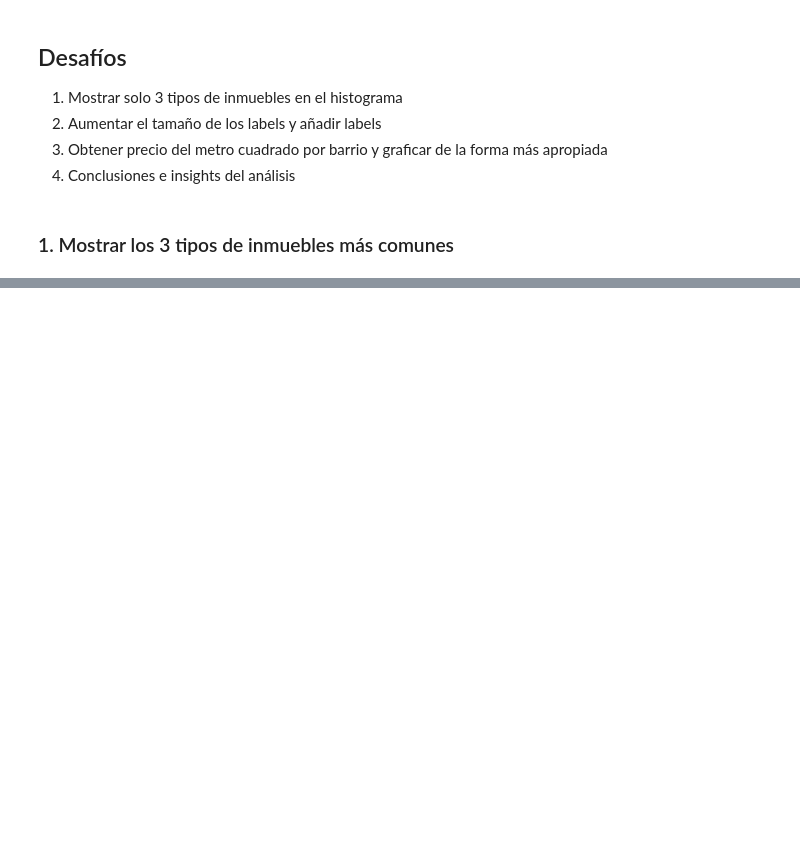
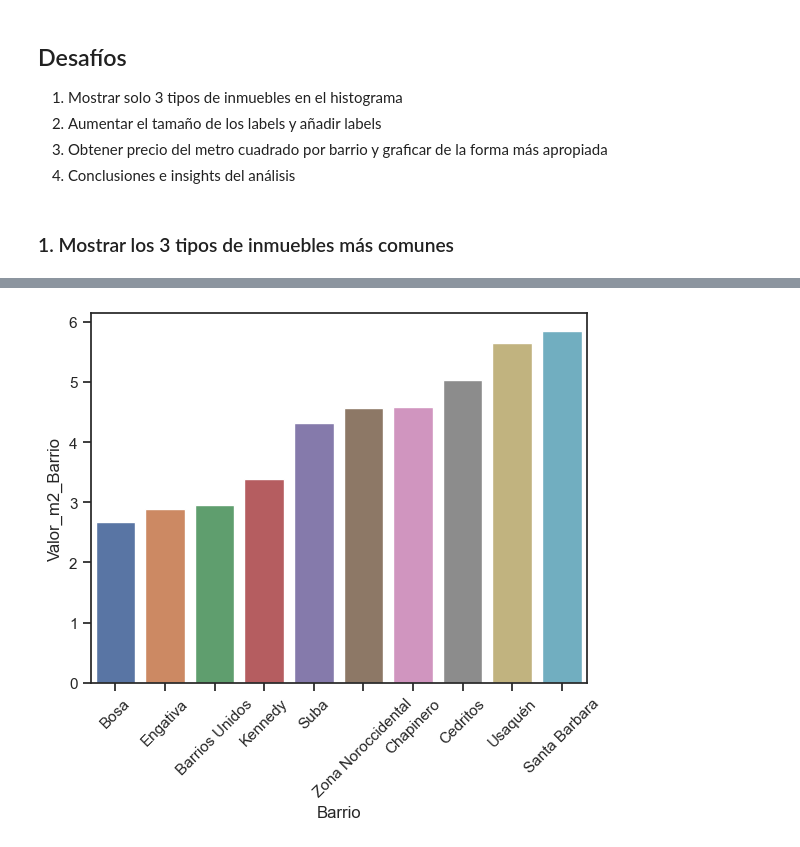
Before and after one commit to starmickey/inmersion-en-datos-alura-2023, a Jupyter notebook: Aula2.ipynb, the cells around one changed output, grey strips where cells are left out. Drawn from its saved outputs; the diff is of its cells as text; code cells hidden in the pictures; blank space fills up the shorter version.

```diff
--- a/Aula2.ipynb
+++ b/Aula2.ipynb
@@ -155,0 +149,4 @@ types_table.groupby('Tipo').describe()
+# %%
+datos_barrios = inmuebles.groupby('Barrio').sum()
+datos_barrios['Valor_m2_Barrio'] = datos_barrios['Precio'] / datos_barrios['Area']
+datos_barrios[['Area','Precio','Valor_m2_Barrio']]
@@ -155,0 +212,3 @@ types_table.groupby('Tipo').describe()
+# %%
+datos_barrios.reset_index(inplace=True)
+datos_barrios[['Area','Precio','Valor_m2_Barrio']].head()
@@ -155,0 +236,21 @@ types_table.groupby('Tipo').describe()
+# %%
+import seaborn as sns
+import matplotlib as mpl
+import matplotlib.pyplot as plt
+
+datasheet = datos_barrios.query('Barrio in @top_barrios')
+datasheet = datasheet.sort_values(by='Valor_m2_Barrio')
+
+plt.figure()
+ax = sns.barplot(
+    x='Barrio',
+    y='Valor_m2_Barrio',
+    data=datasheet
+)
+
+# rotate labels
+ax.tick_params(axis='x',rotation=45)
+
+plt.show()
+# %% [output]
+[figure, added]
```
Also changed, not shown: parts of 23 cells of this notebook.
